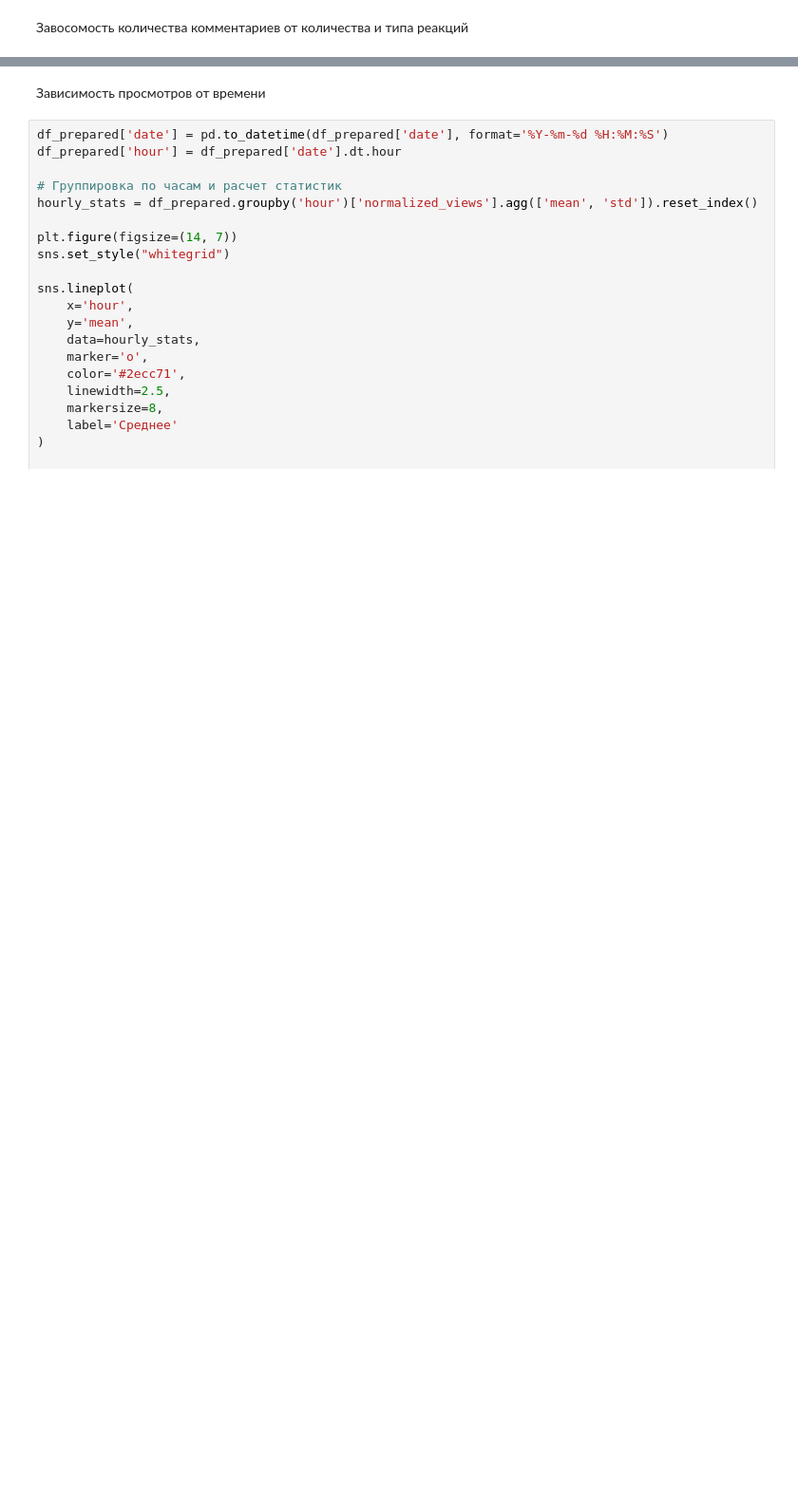
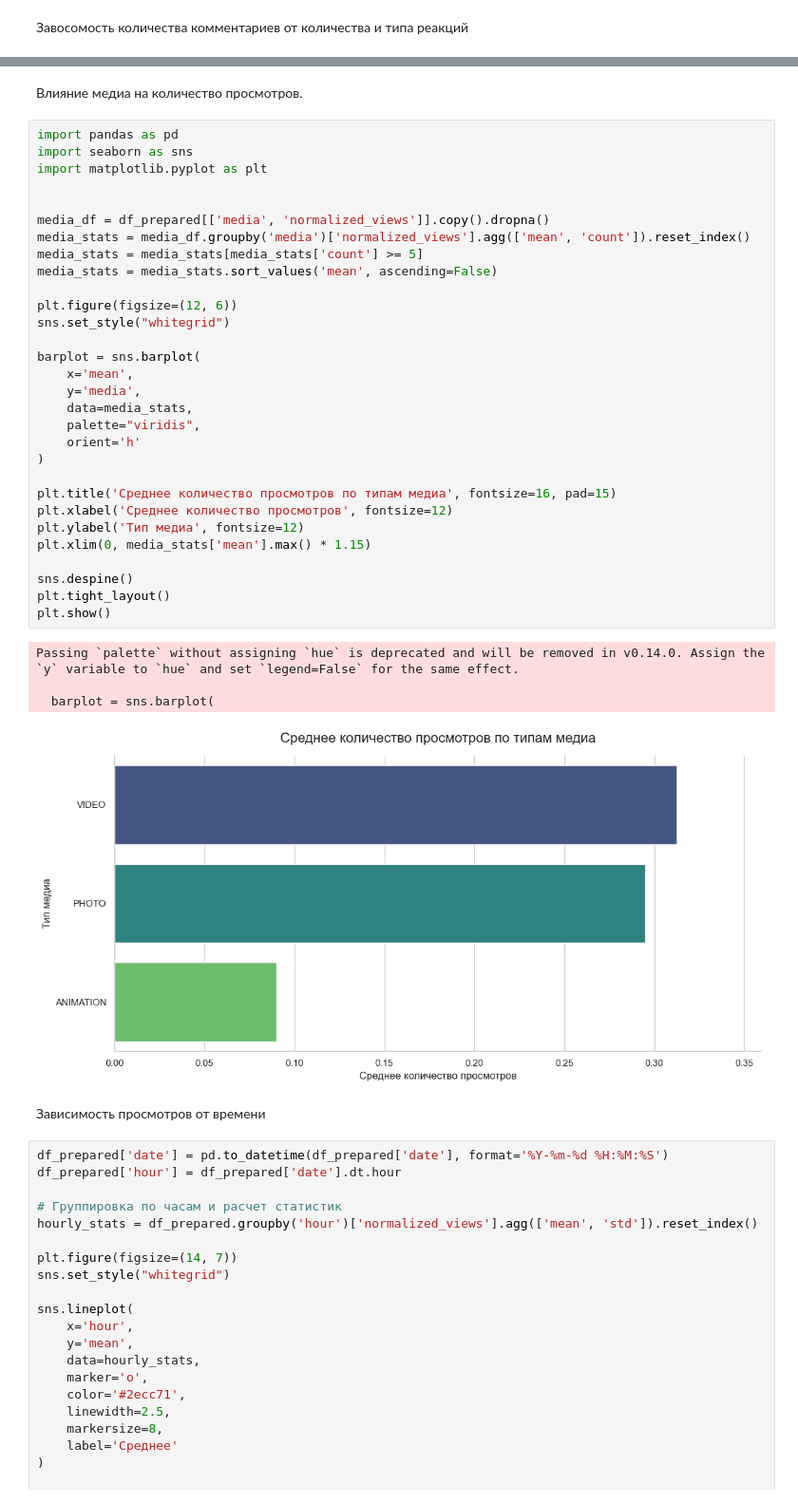
Before and after one commit to Enotta/scraping-api, a Jupyter notebook: api.ipynb, the cells around one changed output, grey strips where cells are left out. Shown at 95% size. Drawn from its saved outputs; the diff is of its cells as text; blank space fills up the shorter version.

```diff
--- a/api.ipynb
+++ b/api.ipynb
@@ -376,3 +401,40 @@ Passing `palette` without assigning `hue` is deprecated and will be removed in v
+# %% [markdown]
+Влияние медиа на количество просмотров.
+# %%
+import pandas as pd
+import seaborn as sns
+import matplotlib.pyplot as plt
+
+
+media_df = df_prepared[['media', 'normalized_views']].copy().dropna()
+media_stats = media_df.groupby('media')['normalized_views'].agg(['mean', 'count']).reset_index()
+media_stats = media_stats[media_stats['count'] >= 5]
+media_stats = media_stats.sort_values('mean', ascending=False)
+
+plt.figure(figsize=(12, 6))
+sns.set_style("whitegrid")
+
+barplot = sns.barplot(
+    x='mean',
+    y='media',
+    data=media_stats,
+    palette="viridis",
+    orient='h'
+)
+
+plt.title('Среднее количество просмотров по типам медиа', fontsize=16, pad=15)
+plt.xlabel('Среднее количество просмотров', fontsize=12)
+plt.ylabel('Тип медиа', fontsize=12)
+plt.xlim(0, media_stats['mean'].max() * 1.15)
+
+sns.despine()
+plt.tight_layout()
+plt.show()
+# %% [output]
+Passing `palette` without assigning `hue` is deprecated and will be removed in v0.14.0. Assign the `y` variable to `hue` and set `legend=False` for the same effect.
+
+  barplot = sns.barplot(
+[figure, added]
 # %% [markdown]
 Зависимость просмотров от времени
 # %%
```
Also changed, not shown: parts of 12 cells of this notebook.
